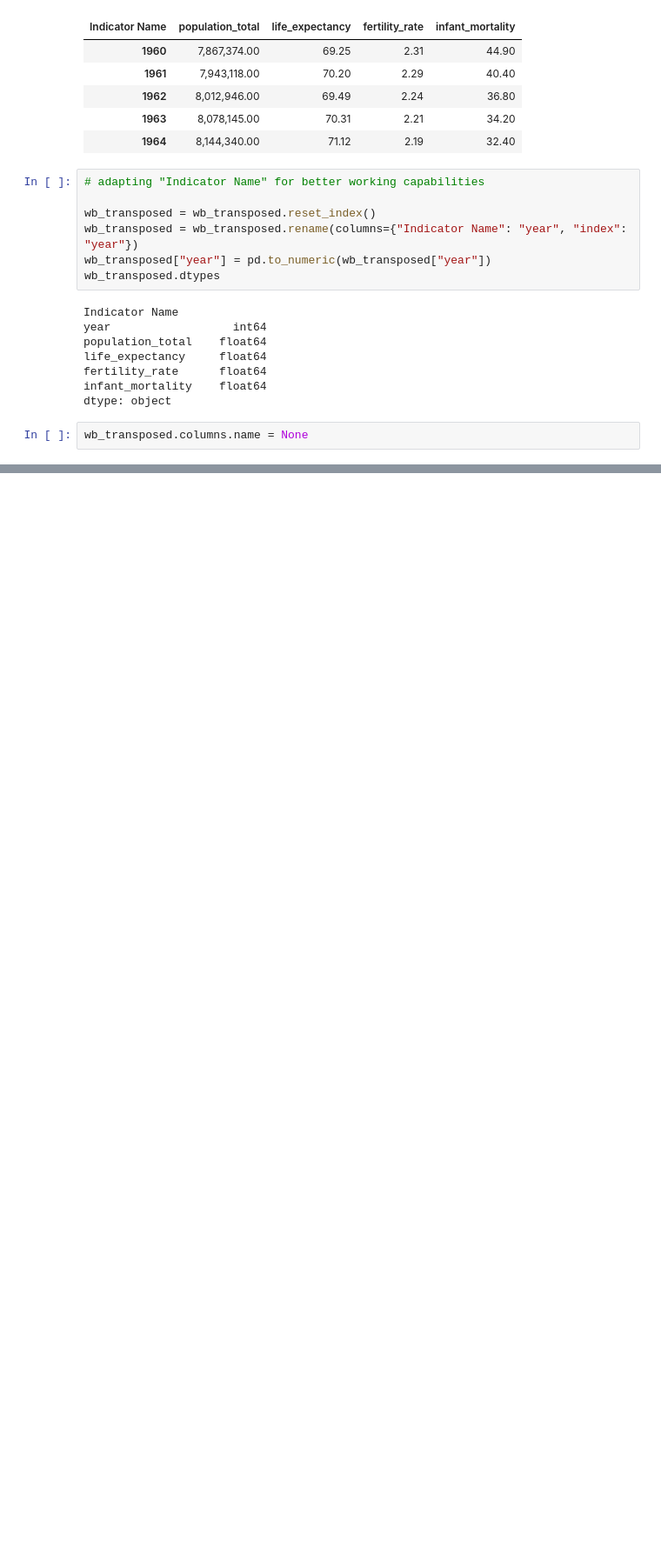
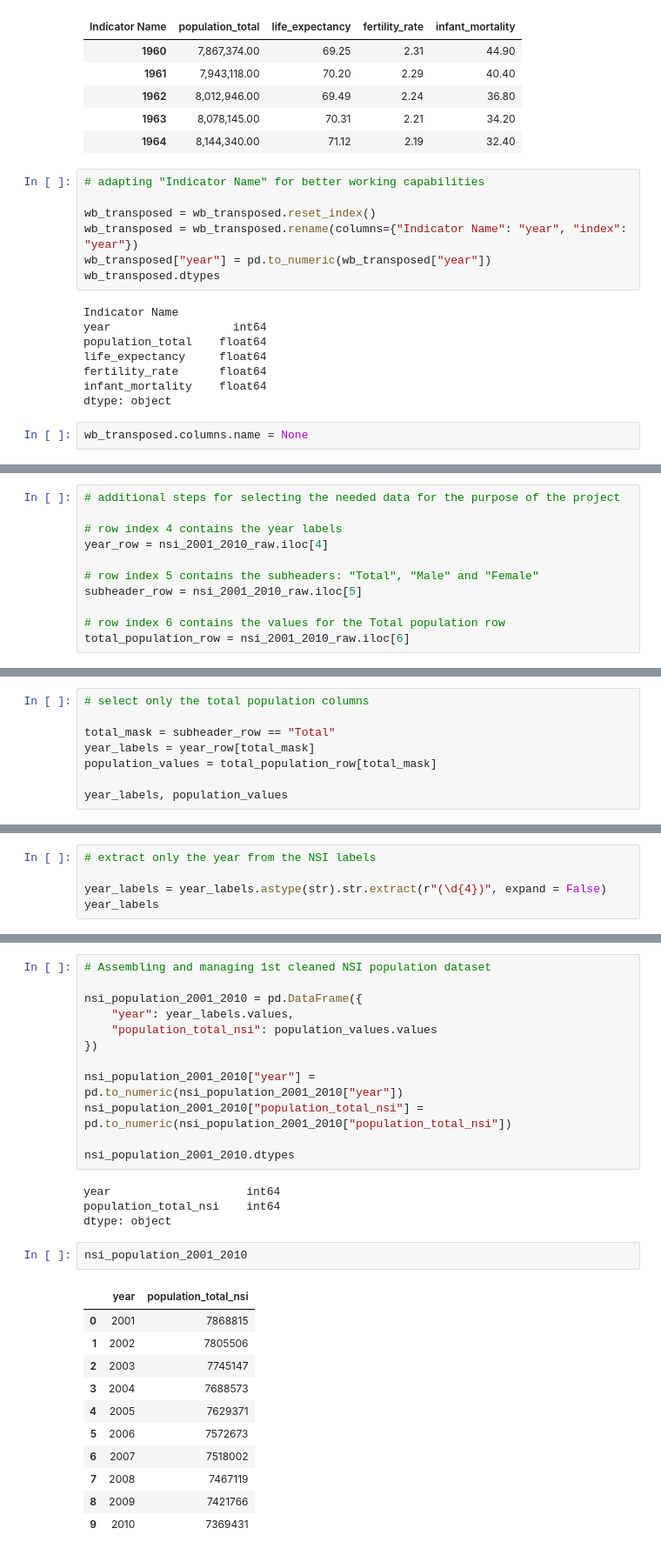
Before and after one commit to AleksM654/bulgaria-before-after-1989, a Jupyter notebook: notebooks/01_data_inspection_and_cleaning.ipynb, the cells around one changed output, grey strips where cells are left out. Shown at 87% size. Saved outputs shown, nothing was run; the diff lists cells and outputs as text; blank space fills up the shorter version.

```diff
--- a/notebooks/01_data_inspection_and_cleaning.ipynb
+++ b/notebooks/01_data_inspection_and_cleaning.ipynb
@@ -277,0 +330,11 @@ At this stage:
+# %%
+# additional steps for selecting the needed data for the purpose of the project
+
+# row index 4 contains the year labels
+year_row = nsi_2001_2010_raw.iloc[4]
+
+# row index 5 contains the subheaders: "Total", "Male" and "Female"
+subheader_row = nsi_2001_2010_raw.iloc[5]
+
+# row index 6 contains the values for the Total population row
+total_population_row = nsi_2001_2010_raw.iloc[6]
@@ -277,0 +401,8 @@ At this stage:
+# %%
+# select only the total population columns
+
+total_mask = subheader_row == "Total"
+year_labels = year_row[total_mask]
+population_values = total_population_row[total_mask]
+
+year_labels, population_values
@@ -277,0 +427,5 @@ At this stage:
+# %%
+# extract only the year from the NSI labels
+
+year_labels = year_labels.astype(str).str.extract(r"(\d{4})", expand = False)
+year_labels
@@ -277,0 +444,30 @@ At this stage:
+# %%
+# Assembling and managing 1st cleaned NSI population dataset
+
+nsi_population_2001_2010 = pd.DataFrame({
+    "year": year_labels.values,
+    "population_total_nsi": population_values.values
+})
+
+nsi_population_2001_2010["year"] = pd.to_numeric(nsi_population_2001_2010["year"])
+nsi_population_2001_2010["population_total_nsi"] = pd.to_numeric(nsi_population_2001_2010["population_total_nsi"])
+
+nsi_population_2001_2010.dtypes
+# %% [output]
+year                    int64
+population_total_nsi    int64
+dtype: object
+# %%
+nsi_population_2001_2010
+# %% [output]
+|  | year | population_total_nsi |
+| 0 | 2001 | 7868815 |
+| 1 | 2002 | 7805506 |
+| 2 | 2003 | 7745147 |
+| 3 | 2004 | 7688573 |
+| 4 | 2005 | 7629371 |
+| 5 | 2006 | 7572673 |
+| 6 | 2007 | 7518002 |
+| 7 | 2008 | 7467119 |
+| 8 | 2009 | 7421766 |
+| 9 | 2010 | 7369431 |
```
Also changed, not shown: parts of 12 cells of this notebook.
